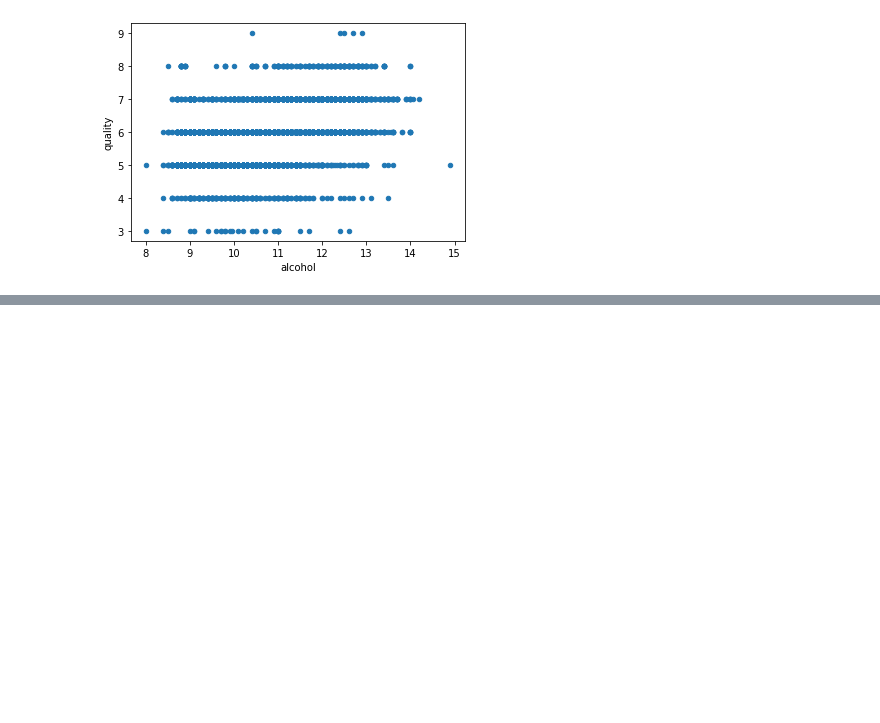
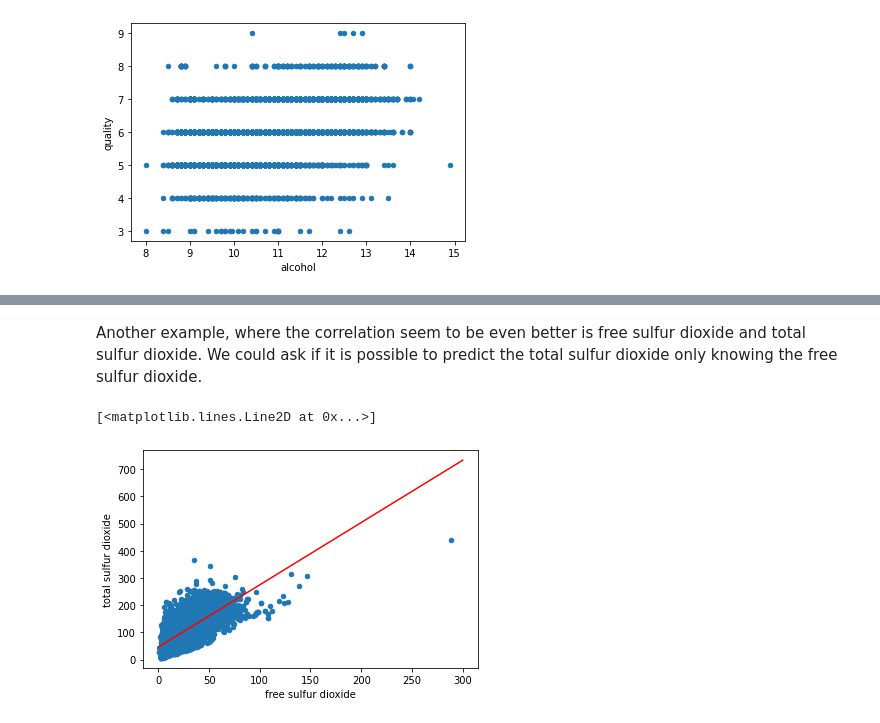
Before and after one commit to udicr/PyEx, a Jupyter notebook: notebooks/DataScience.ipynb, the cells around one changed output, grey strips where cells are left out. Cells and saved outputs as stored; diff of their text form; code cells hidden in the pictures; blank space fills up the shorter version.

```diff
--- a/notebooks/DataScience.ipynb
+++ b/notebooks/DataScience.ipynb
@@ -161,0 +166,21 @@ Reshape your data either using array.reshape(-1, 1) if your data has a single fe
+# %% [markdown]
+Another example, where the correlation seem to be even better is free sulfur dioxide and total sulfur dioxide.
+We could ask if it is possible to predict the total sulfur dioxide only knowing the free sulfur dioxide.
+# %%
+from sklearn.linear_model import LinearRegression #Import
+from sklearn.model_selection import train_test_split
+
+X = winequality_df[['free sulfur dioxide']]
+Y = winequality_df['total sulfur dioxide']
+X_train, X_test, Y_train, Y_test = train_test_split(X,Y,test_size=0.3,random_state=1)
+
+model = LinearRegression()                        #Instantiate
+model.fit(X_train,Y_train)
+i = model.intercept_.round(2)
+c = model.coef_.round(2)
+winequality_df.plot(kind = 'scatter', x = 'free sulfur dioxide', y = 'total sulfur dioxide')
+x = np.linspace(0,300,100)
+plt.plot(x,c*x+i,color='red')
+# %% [output]
+[<matplotlib.lines.Line2D at 0x...>]
+[figure, added]
```
Also changed, not shown: parts of 6 cells of this notebook.
